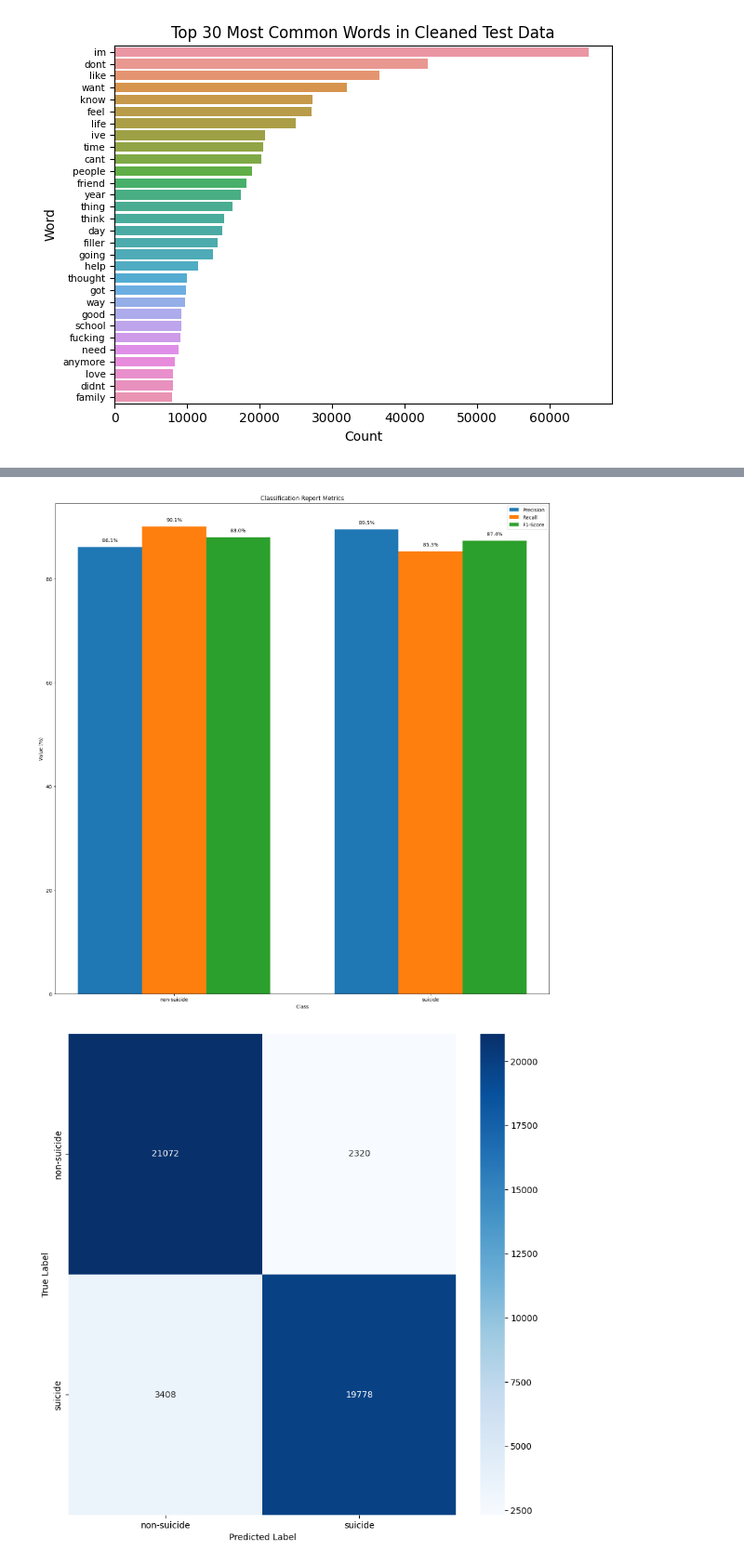
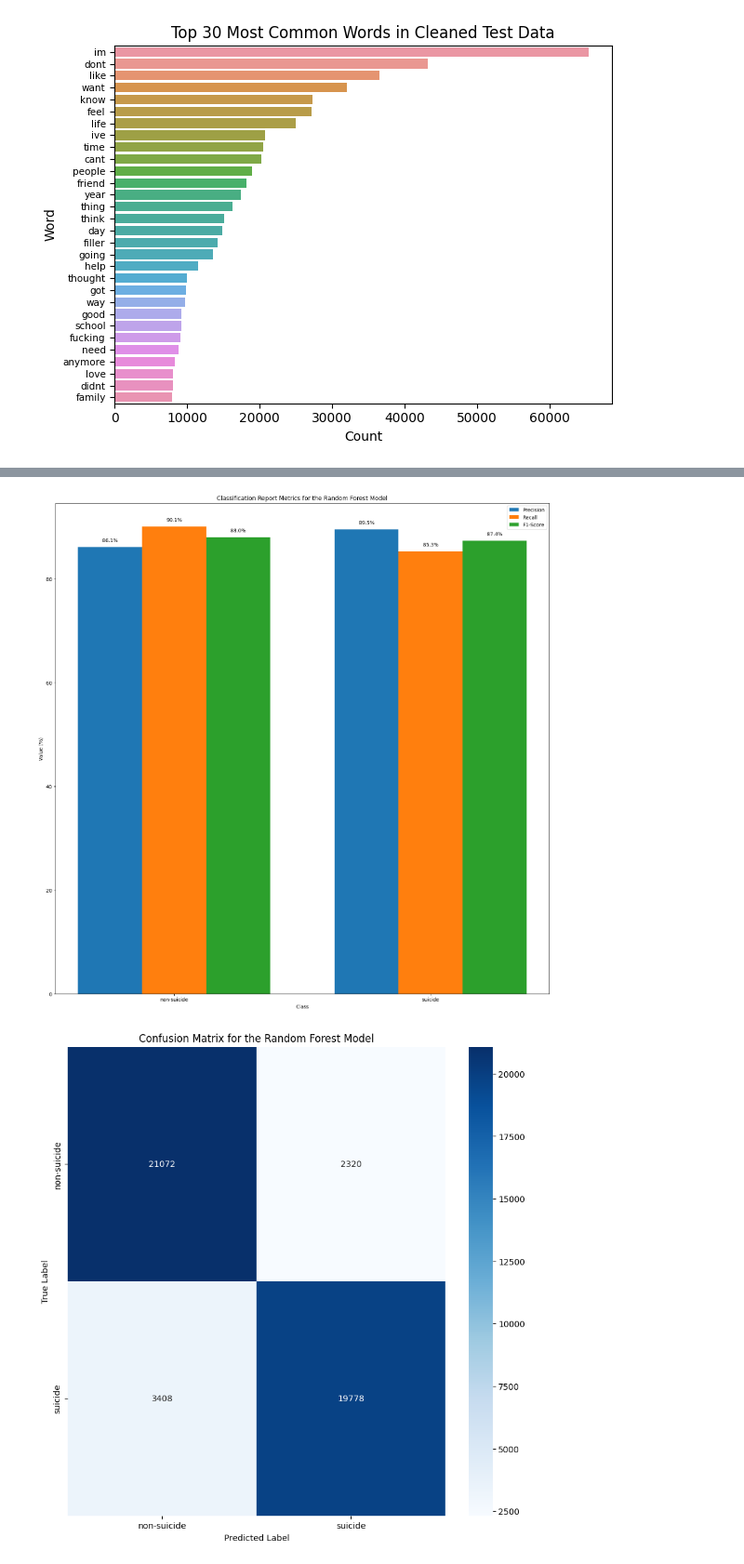
Before and after one commit to SamanthaGuillemette/SOEN471-PROJECT, a Jupyter notebook: TestFile.ipynb, the cells around one changed output, grey strips where cells are left out. Shown at 93% size. Drawn from its saved outputs; the diff is of its cells as text; code cells hidden in the pictures.

```diff
--- a/TestFile.ipynb
+++ b/TestFile.ipynb
@@ -265,7 +266,7 @@ ax.bar(x_pos + width, f1_score_pct, width, label='F1-Score')
 # Set the axis labels and title
 ax.set_xlabel('Class')
 ax.set_ylabel('Value (%)')
-ax.set_title('Classification Report Metrics')
+ax.set_title('Classification Report Metrics for the Random Forest Model')
 
 # Set the tick labels and legend
 ax.set_xticks(x_pos)
@@ -281,20 +282,21 @@ for i in range(len(labels)):
 # Show the plot
 plt.show()
 # %% [output]
-[figure, old version]
+[figure, new version]
 # %%
 # Create the confusion matrix
 cm = confusion_matrix(y_test, y_pred)
 
 # Create the heatmap using seaborn
 plt.subplots(figsize=(10,10))
 sns.heatmap(cm, annot=True, cmap="Blues", fmt="d", xticklabels=labels, yticklabels=labels)
 
 # Set the axis labels
+plt.title('Confusion Matrix for the Random Forest Model')
 plt.ylabel('True Label')
 plt.xlabel('Predicted Label')
 
 # Show the plot
 plt.show()
 # %% [output]
-[figure, old version]
+[figure, new version]
```
Also changed, not shown: parts of 1 cell of this notebook.
